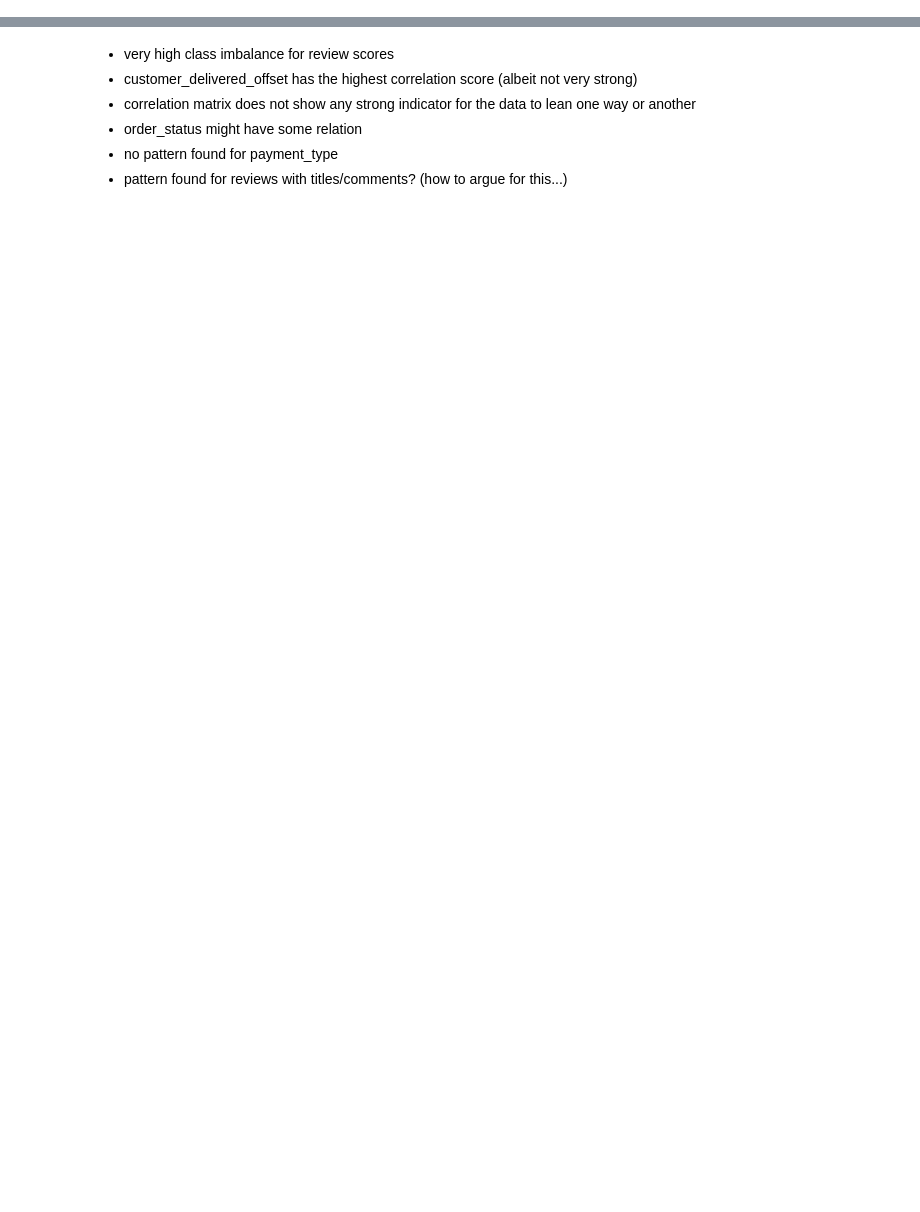
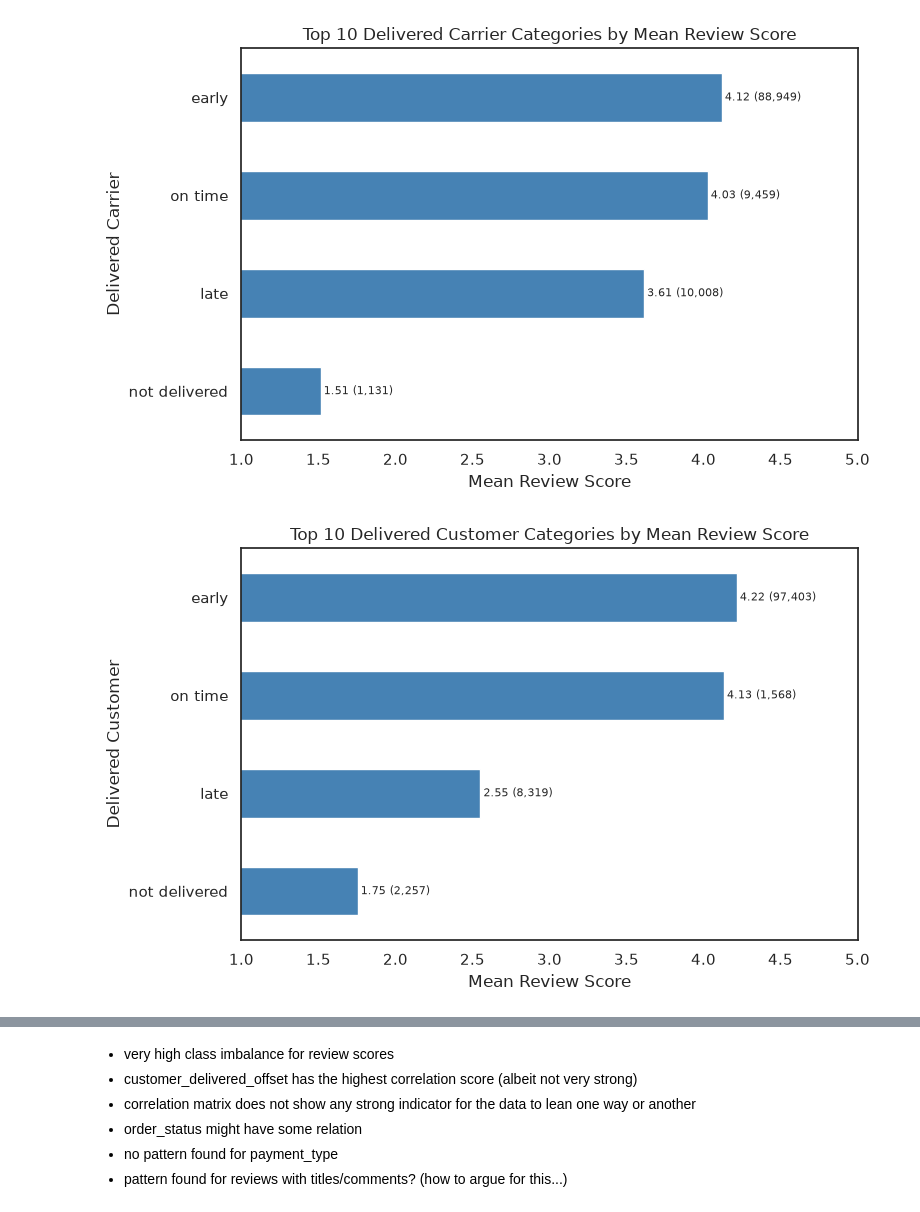
Before and after one commit to skinnyfrit/ay2627-tcx3901, a Jupyter notebook: EDA.ipynb, the cells around one changed output, grey strips where cells are left out. Cells and saved outputs as stored; diff of their text form; code cells hidden in the pictures; blank space fills up the shorter version.

Commit message:
Cleaned and organised notebooks

```diff
--- a/EDA.ipynb
+++ b/EDA.ipynb
@@ -1186,0 +12,2 @@ memory usage: 34.3 MB
+# %%
+df = pd.read_csv('olist_cleaned.csv')
@@ -1186,0 +121,17 @@ memory usage: 34.3 MB
+# %%
+categorical_cols = [
+    "delivered_carrier",
+    "delivered_customer",
+    "seller_state",
+    "customer_state",
+    "order_status",
+    "payment_type_all",
+    "product_category_name_english",
+]
+
+mean_score_ranking = (
+    df.groupby(categorical_cols, dropna=False)["review_score"]
+      .mean()
+)
+
+print(mean_score_ranking)
@@ -1186,0 +192,42 @@ memory usage: 34.3 MB
+# %%
+for col in categorical_cols:
+    mean_score_ranking = (
+        df.groupby(col, dropna=False)["review_score"]
+        .agg(["mean", "count"])
+        .rename(columns={"mean": "mean_score"})
+        .sort_values("mean_score", ascending=False)
+        .head(10)
+        .sort_values("mean_score")
+    )
+
+    ax = mean_score_ranking["mean_score"].plot(
+        kind="barh",
+        figsize=(8, 5),
+        color="steelblue"
+    )
+
+    ax.set_title(
+        f"Top 10 {col.replace('_', ' ').title()} Categories "
+        "by Mean Review Score"
+    )
+    ax.set_xlabel("Mean Review Score")
+    ax.set_ylabel(col.replace("_", " ").title())
+    ax.set_yticklabels(format_labels(mean_score_ranking.index.tolist()))
+    ax.set_xlim(1, 5)
+
+    for position, (score, count) in enumerate(
+        zip(mean_score_ranking["mean_score"], mean_score_ranking["count"])
+    ):
+        ax.text(
+            score + 0.02,
+            position,
+            f"{score:.2f} ({count:,})",
+            va="center",
+            fontsize=8
+        )
+
+    plt.tight_layout()
+    plt.show()
+# %% [output]
+[figure, added]
+[figure, added]
```
Also changed, not shown: parts of 107 cells of this notebook, 2 other files.
